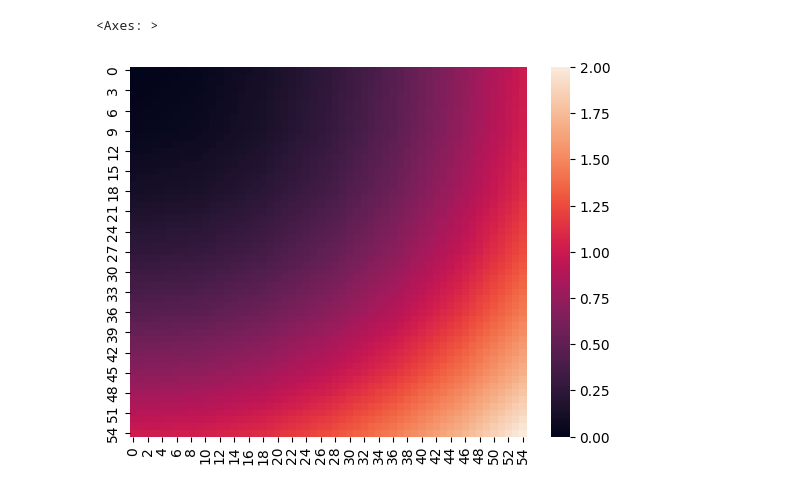
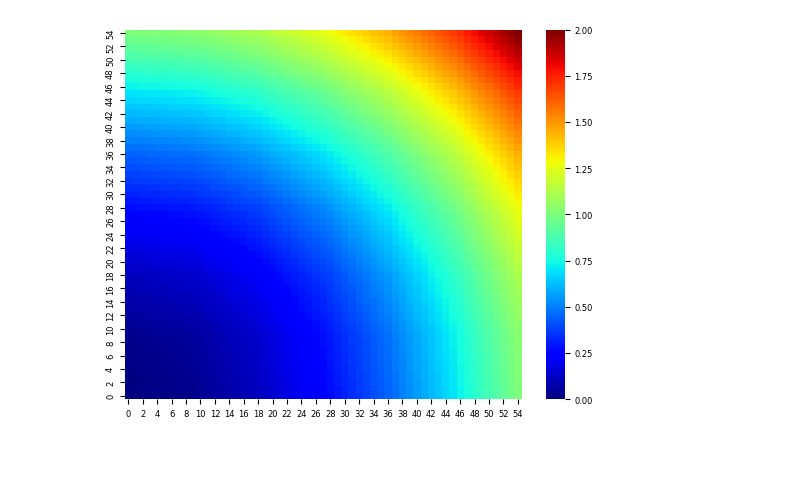
Before and after one commit to JPN5273hide/2DFEM, a Jupyter notebook: analysitic/analysitics.ipynb, the cells around one changed output. Saved outputs shown, nothing was run; the diff lists cells and outputs as text; code cells hidden in the pictures; blank space fills up the shorter version.

```diff
--- a/analysitic/analysitics.ipynb
+++ b/analysitic/analysitics.ipynb
@@ -27,6 +27,6 @@ df
 55 rows × 55 columns
-# %%
-sns.heatmap(df)
-# %% [output]
-<Axes: >
-[figure, removed]
+# %%
+sns.heatmap(df.iloc[::-1], cmap='jet')
+plt.rcParams["font.size"] = 6
+# %% [output]
+[figure, added]
```
Also changed, not shown: parts of 3 cells of this notebook, 16 other files.
